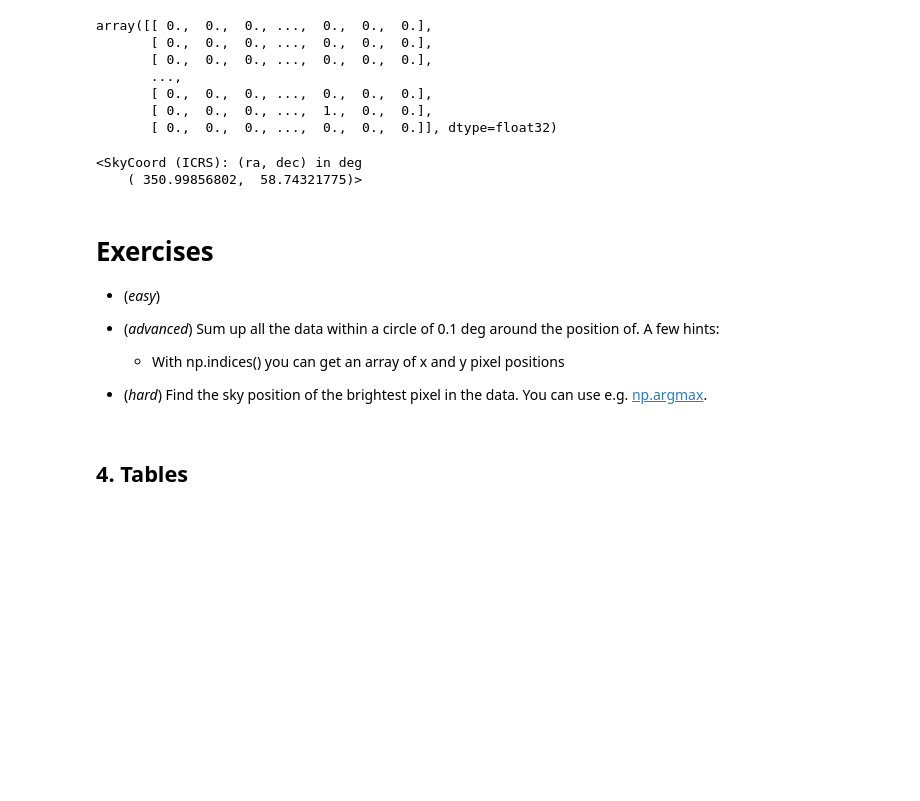
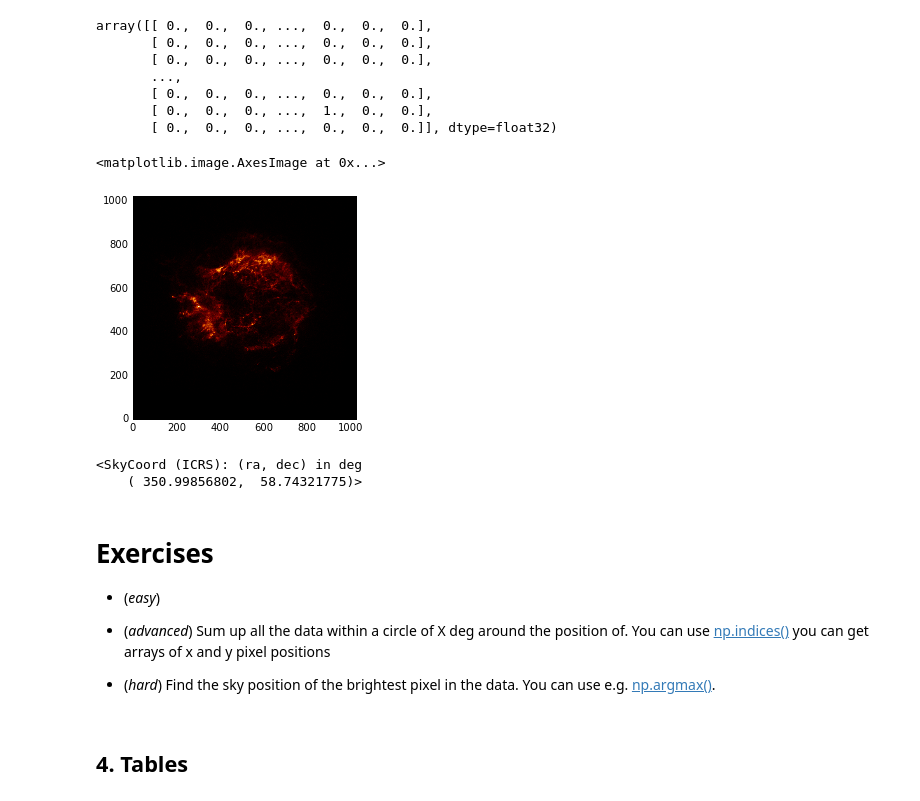
Before and after one commit to Asterics2020-Obelics/School2017, a Jupyter notebook: astropy/astropy_hands_on.ipynb, the cells around one changed output. Saved outputs shown, nothing was run; the diff lists cells and outputs as text; code cells hidden in the pictures; blank space fills up the shorter version.

```diff
--- a/astropy/astropy_hands_on.ipynb
+++ b/astropy/astropy_hands_on.ipynb
@@ -291,7 +291,7 @@ from astropy.io import fits
 # %% [markdown]
 To open the fits file we use `fits.open()`:
 # %%
-hdulist = fits.open('data/.fits')
+hdulist = fits.open('data/casa_0.5-1.5keV.fits.gz')
 # %% [markdown]
 And retrieve some basic information by calling `.info()`:
 # %%
@@ -332,6 +332,11 @@ array([[ 0.,  0.,  0., ...,  0.,  0.,  0.],
        [ 0.,  0.,  0., ...,  0.,  0.,  0.],
        [ 0.,  0.,  0., ...,  1.,  0.,  0.],
        [ 0.,  0.,  0., ...,  0.,  0.,  0.]], dtype=float32)
+# %%
+plt.imshow(image_hdu.data, origin='lower', cmap='afmhot')
+# %% [output]
+<matplotlib.image.AxesImage at 0x...>
+[figure, added]
 # %%
 from astropy.wcs import WCS
 from astropy.wcs.utils import skycoord_to_pixel, pixel_to_skycoord
@@ -346,10 +351,9 @@ pixel_to_skycoord(10, 10, wcs)
 # Exercises
 
 - (*easy*)
-- (*advanced*) Sum up all the data within a circle of 0.1 deg around the position of. A few hints:
-    - With np.indices() you can get an array of x and y pixel positions
+- (*advanced*) Sum up all the data within a circle of X deg around the position of. You can use [np.indices()]() you can get arrays of x and y pixel positions
 
-- (*hard*) Find the sky position of the brightest pixel in the data. You can use e.g. [np.argmax](https://docs.scipy.org/doc/numpy/reference/generated/numpy.argmax.html).
+- (*hard*) Find the sky position of the brightest pixel in the data. You can use e.g. [np.argmax()](https://docs.scipy.org/doc/numpy/reference/generated/numpy.argmax.html).
 # %% [markdown]
 ## 4. Tables
 # %%
```
Also changed, not shown: parts of 7 cells of this notebook, 1 other file.
